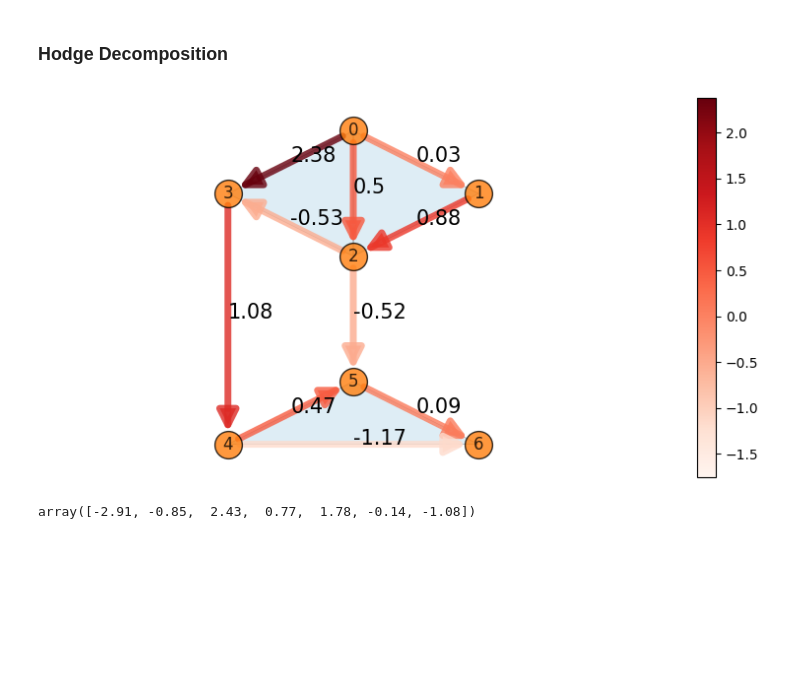
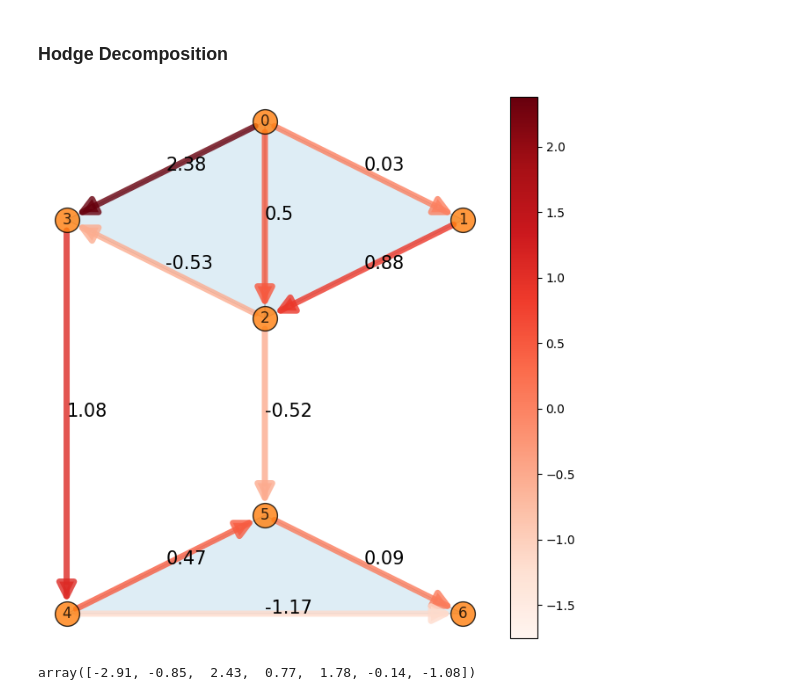
Before and after one commit to irtazahashmi/pytspl, a Jupyter notebook: notebooks/hodgedecomposition.ipynb, the cells around one changed output. Cells and saved outputs as stored; diff of their text form; code cells hidden in the pictures; blank space fills up the shorter version.

Commit message:
Fix plotting network function.

```diff
--- a/notebooks/hodgedecomposition.ipynb
+++ b/notebooks/hodgedecomposition.ipynb
@@ -37,13 +37,11 @@ coordinates = get_coordinates(filename=filename,
 scplot = SCPlot(sc, coordinates)
 # %%
 # intial flow f
-fig = plt.figure(figsize = (10,5))
 synthetic_flow = np.array([0.03, 0.5, 2.38, 0.88, -0.53, -0.52, 1.08, 0.47, -1.17, 0.09])
 
-ax = fig.add_subplot(1, 1, 1)
-scplot.draw_network(edge_flow=synthetic_flow, ax=ax)
+scplot.draw_network(edge_flow=synthetic_flow)
 # %% [output]
-[figure, old version]
+[figure, new version]
 # %%
 from sclibrary.utils.hodgedecomposition import get_divergence
 # divergence
```
Also changed, not shown: parts of 2 cells of this notebook, 8 other files.
